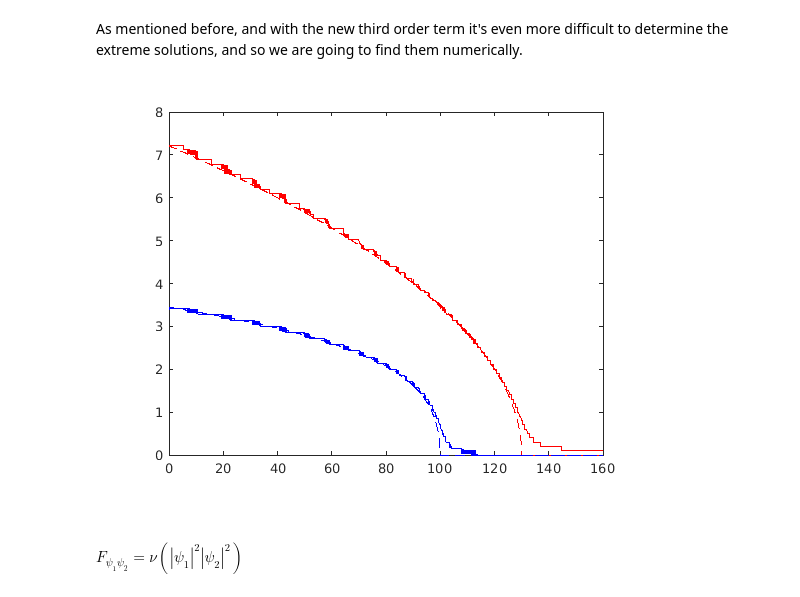
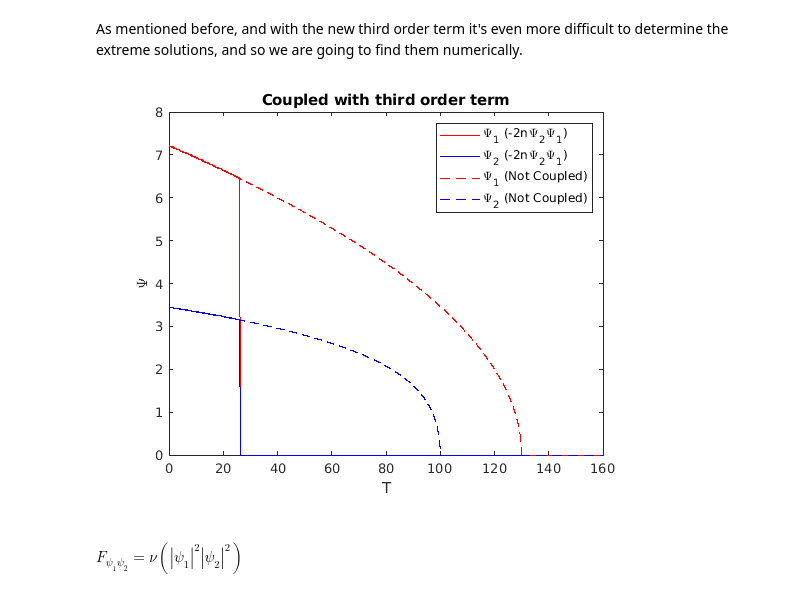
Before and after one commit to Gustavo-01/Projeto_daf, a Jupyter notebook: Project.ipynb, the cells around one changed output. Drawn from its saved outputs; the diff is of its cells as text; code cells hidden in the pictures.

```diff
--- a/Project.ipynb
+++ b/Project.ipynb
@@ -29,7 +30,8 @@ n = 0.5;
 Tc1 = 130;
 Tc2 = 100;
 Tf = 160;
-dT = 0.1;
+dT = 0.01;
+dPsi = 0.01;
 # %%
 alpha_1 = @ (T) alpha_0 * (T-Tc1);
 alpha_2 = @ (T) alpha_0 * (T-Tc2);
@@ -195,12 +232,16 @@ end
 # %%
 plot(T(1:length(psi_1)),psi_1,'r')
 hold on
 plot(T(1:length(psi_1)),psi_2,'b')
-T=0:dT:Tf;
+
 plot(T,psi1_nocoup,'r--')
 plot(T,psi2_nocoup,'b--')
+title("Coupled with third order term")
+legend('\Psi_1 (-2n\Psi_2\Psi_1)','\Psi_2 (-2n\Psi_2\Psi_1)','\Psi_1 (Not Coupled)','\Psi_2 (Not Coupled)')
+xlabel('T')
+ylabel('\Psi')
 # %% [output]
-[figure, old version]
+[figure, new version]
 # %% [markdown]
 #### $F_{\psi_1\psi_2}=\nu(|\psi_1|^2|\psi_2|^2)$
 # %% [markdown]
```
Also changed, not shown: parts of 22 cells of this notebook.
